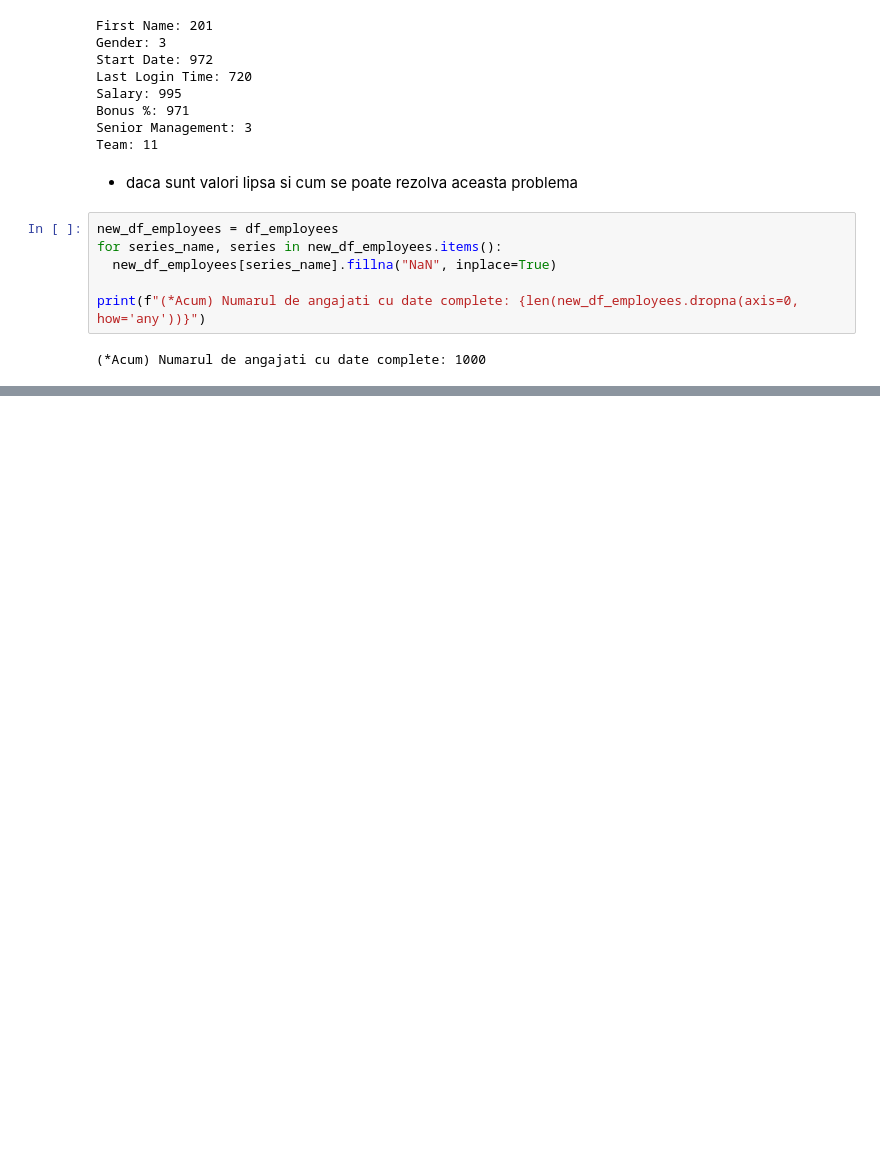
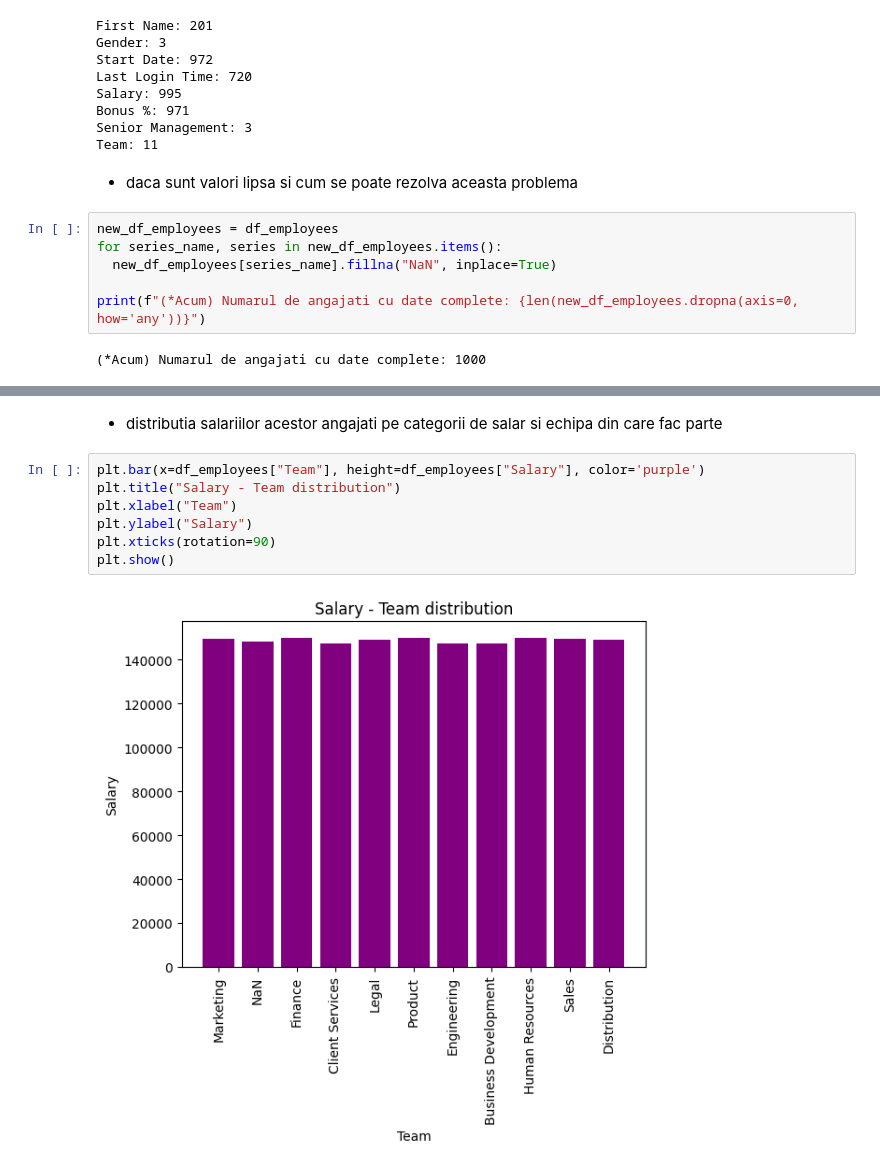
Before and after one commit to RegusAl/UBB, a Jupyter notebook: Semestrul 4/Inteligenta Artificiala/Laboratoare/Lab 2/Lab2.ipynb, the cells around one changed output, grey strips where cells are left out. Drawn from its saved outputs; the diff is of its cells as text; blank space fills up the shorter version.

```diff
--- a/Semestrul 4/Inteligenta Artificiala/Laboratoare/Lab 2/Lab2.ipynb
+++ b/Semestrul 4/Inteligenta Artificiala/Laboratoare/Lab 2/Lab2.ipynb
@@ -67,0 +106,11 @@ print(f"(*Acum) Numarul de angajati cu date complete: {len(new_df_employees.drop
+# %% [markdown]
+- distributia salariilor acestor angajati pe categorii de salar si echipa din care fac parte
+# %%
+plt.bar(x=df_employees["Team"], height=df_employees["Salary"], color='purple')
+plt.title("Salary - Team distribution")
+plt.xlabel("Team")
+plt.ylabel("Salary")
+plt.xticks(rotation=90)
+plt.show()
+# %% [output]
+[figure, added]
```
Also changed, not shown: parts of 8 cells of this notebook.
